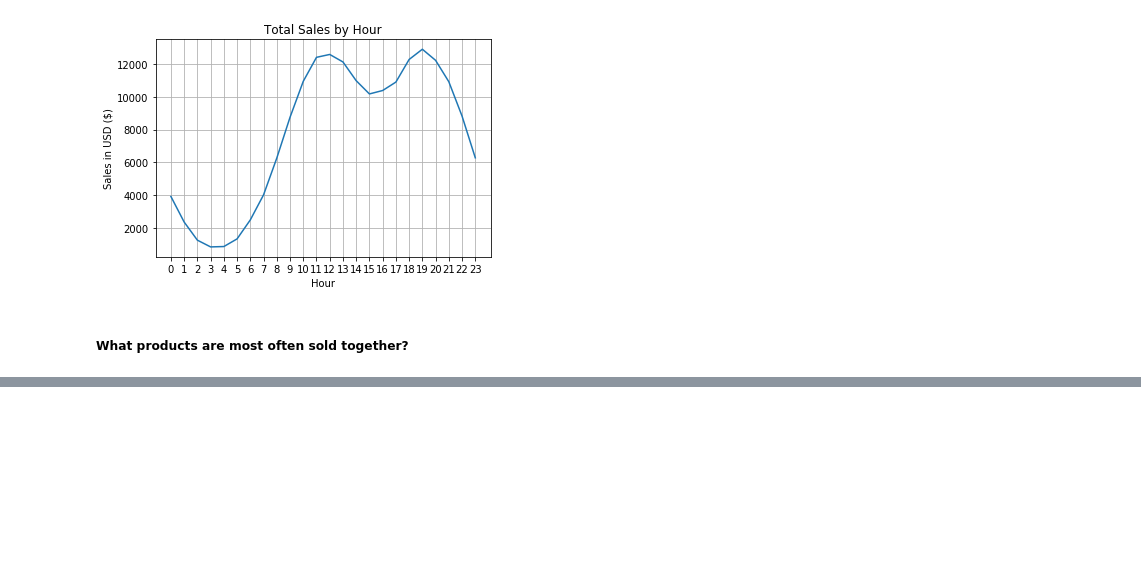
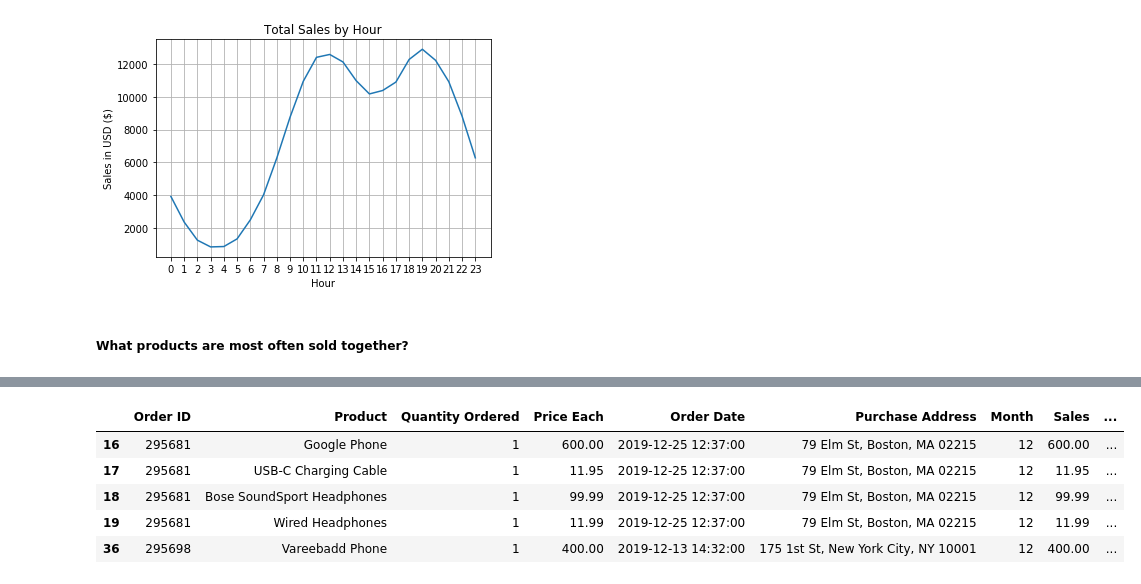
Before and after one commit to p15182028/Pandas-Data-Science-Tasks, a Jupyter notebook: Sales Analysis.ipynb, the cells around one changed output, grey strips where cells are left out. Saved outputs shown, nothing was run; the diff lists cells and outputs as text; code cells hidden in the pictures; blank space fills up the shorter version.

```diff
--- a/Sales Analysis.ipynb
+++ b/Sales Analysis.ipynb
@@ -327,0 +338,10 @@ plt.show()
+# %%
+df['Grouped'] = df.groupby('Order ID')['Product'].transform(lambda x: ','.join(x))
+df.head()
+# %% [output]
+|  | Order ID | Product | Quantity Ordered | Price Each | Order Date | Purchase Address | Month | Sales | ... |
+| 16 | 295681 | Google Phone | 1 | 600.00 | 2019-12-25 12:37:00 | 79 Elm St, Boston, MA 02215 | 12 | 600.00 | ... |
+| 17 | 295681 | USB-C Charging Cable | 1 | 11.95 | 2019-12-25 12:37:00 | 79 Elm St, Boston, MA 02215 | 12 | 11.95 | ... |
+| 18 | 295681 | Bose SoundSport Headphones | 1 | 99.99 | 2019-12-25 12:37:00 | 79 Elm St, Boston, MA 02215 | 12 | 99.99 | ... |
+| 19 | 295681 | Wired Headphones | 1 | 11.99 | 2019-12-25 12:37:00 | 79 Elm St, Boston, MA 02215 | 12 | 11.99 | ... |
+| 36 | 295698 | Vareebadd Phone | 1 | 400.00 | 2019-12-13 14:32:00 | 175 1st St, New York City, NY 10001 | 12 | 400.00 | ... |
```
Also changed, not shown: parts of 10 cells of this notebook.
